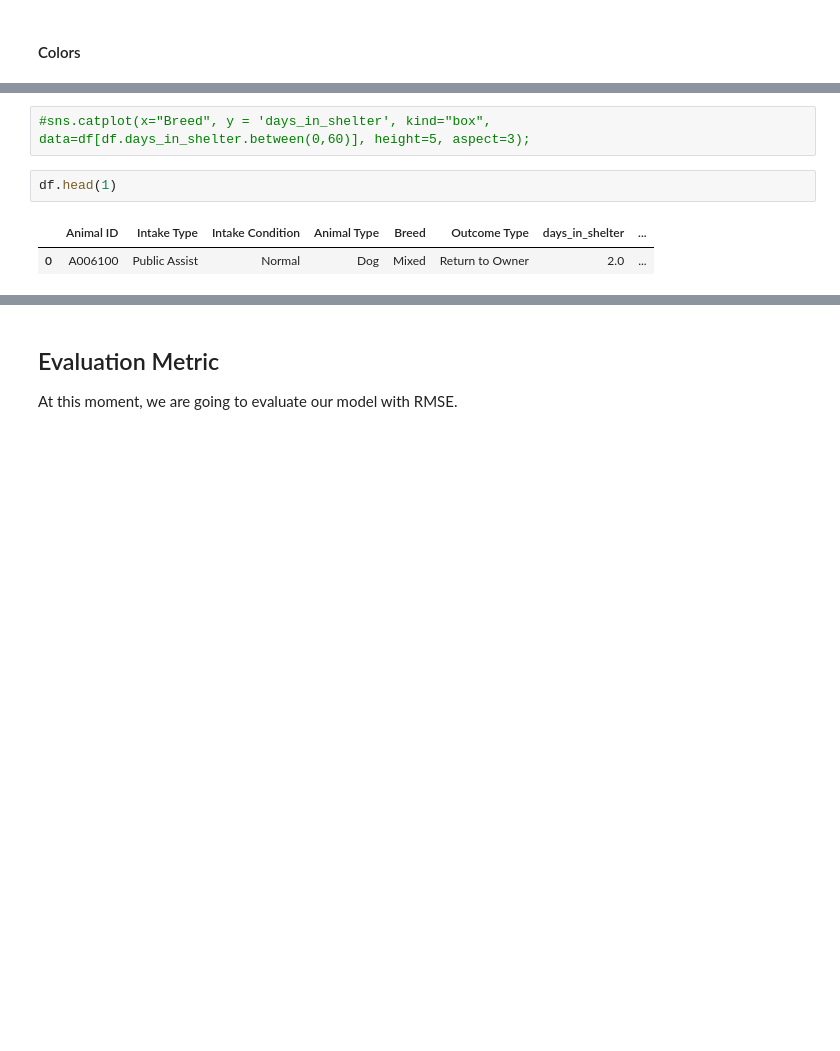
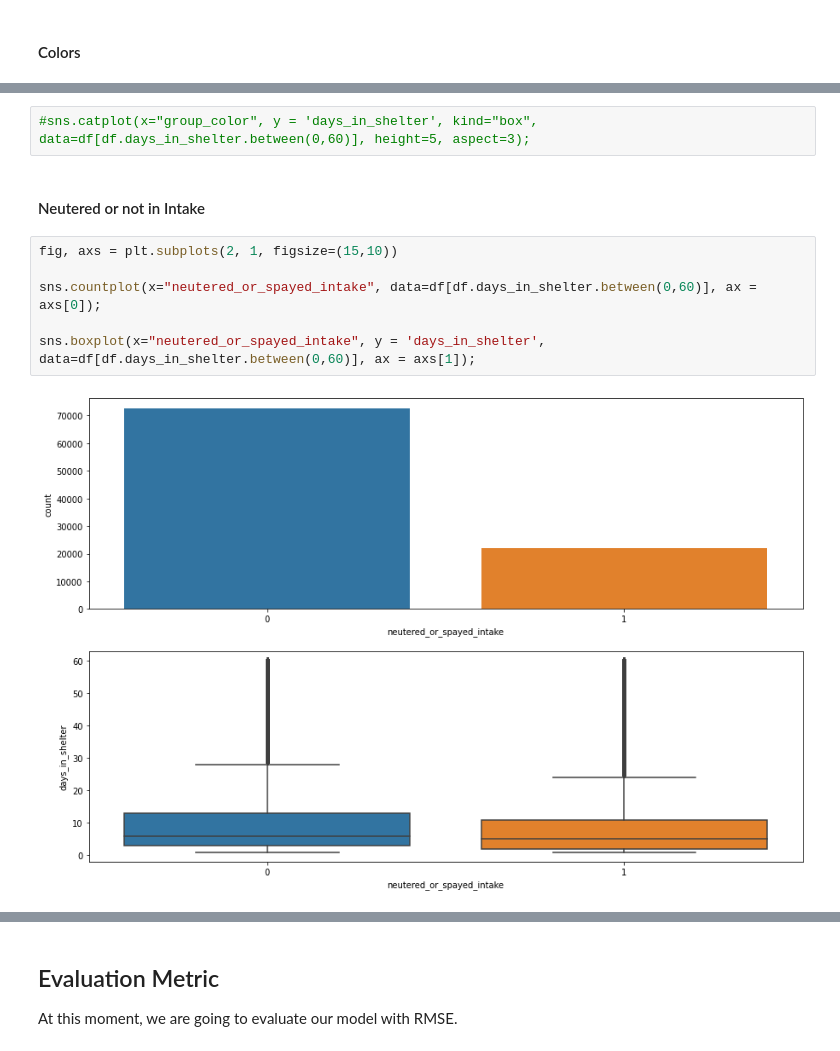
Before and after one commit to anaiscasilva/From_Shelter_to_Love, a Jupyter notebook: notebooks/gmatos51_eda.ipynb, the cells around one changed output, grey strips where cells are left out. Drawn from its saved outputs; the diff is of its cells as text; blank space fills up the shorter version.

```diff
--- a/notebooks/gmatos51_eda.ipynb
+++ b/notebooks/gmatos51_eda.ipynb
@@ -169,7 +249,12 @@ plt.show()
 # %%
-#sns.catplot(x="Breed", y = 'days_in_shelter', kind="box", data=df[df.days_in_shelter.between(0,60)], height=5, aspect=3);
+#sns.catplot(x="group_color", y = 'days_in_shelter', kind="box", data=df[df.days_in_shelter.between(0,60)], height=5, aspect=3);
-# %%
-df.head(1)
-# %% [output]
-|  | Animal ID | Intake Type | Intake Condition | Animal Type | Breed | Outcome Type | days_in_shelter | ... |
-| 0 | A006100 | Public Assist | Normal | Dog | Mixed | Return to Owner | 2.0 | ... |
+# %% [markdown]
+#### Neutered or not in Intake
+# %%
+fig, axs = plt.subplots(2, 1, figsize=(15,10))
+
+sns.countplot(x="neutered_or_spayed_intake", data=df[df.days_in_shelter.between(0,60)], ax = axs[0]);
+
+sns.boxplot(x="neutered_or_spayed_intake", y = 'days_in_shelter', data=df[df.days_in_shelter.between(0,60)], ax = axs[1]);
+# %% [output]
+[figure, added]
```
Also changed, not shown: parts of 32 cells of this notebook, 4 other files.
